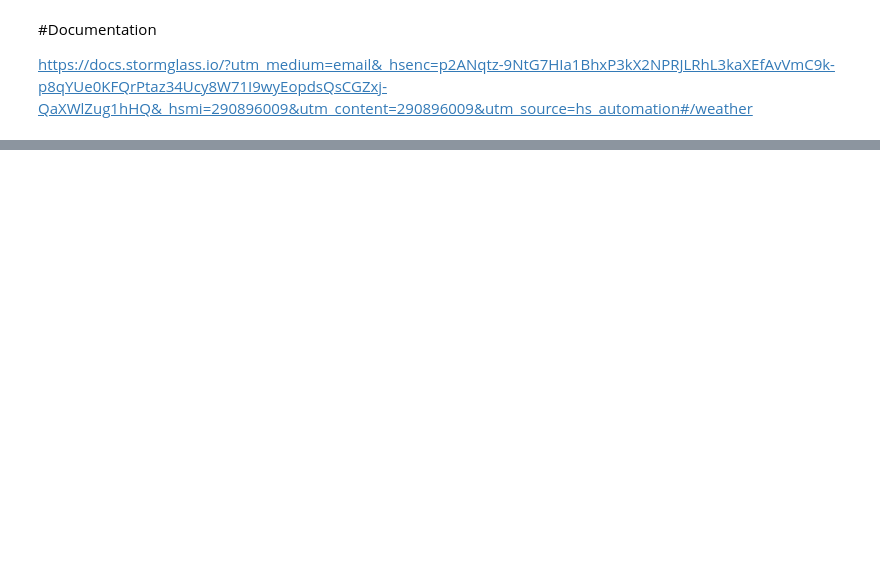
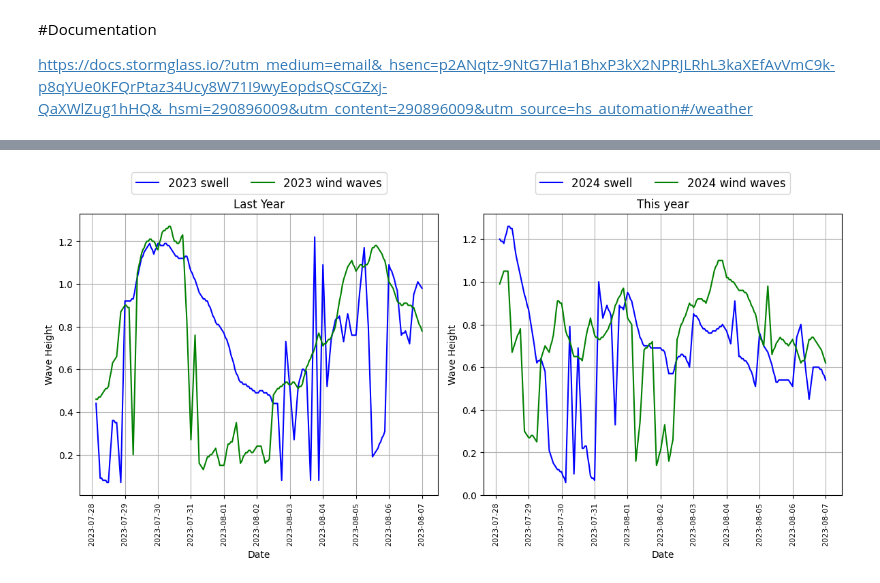
Before and after one commit to werowe/HypatiaAcademy, a Jupyter notebook: stats/waves_compare_last_year.ipynb, the cells around one changed output, grey strips where cells are left out. Drawn from its saved outputs; the diff is of its cells as text; code cells hidden in the pictures; blank space fills up the shorter version.

```diff
--- a/stats/waves_compare_last_year.ipynb
+++ b/stats/waves_compare_last_year.ipynb
@@ -168,3 +166,36 @@ plt.show()
+# %%
+import matplotlib.pyplot as plt
+
+# Create the plot with two subplots side by side
+fig, (ax1, ax2) = plt.subplots(1, 2, figsize=(12, 6))
+
+# Plot the data on the first subplot
+ax1.plot(df_lastyear.index, df_lastyear['swellHeight'], color="blue", label='2023 swell')
+ax1.plot(df_lastyear.index, df_lastyear['windWaveHeight'], color="green", label='2023 wind waves')
+ax1.set_xlabel('Date')
+ax1.set_ylabel('Wave Height')
+ax1.set_title('Last Year')
+ax1.legend(loc='lower center', bbox_to_anchor=(0.5, 1.05), ncol=2, fontsize=12)
+ax1.grid()
+ax1.tick_params(axis='x', rotation=90, labelsize=8)
+
+# Plot the data on the second subplot (copy of the first)
+ax2.plot(df_lastyear.index, df_yesterday['swellHeight'], color="blue", label='2024 swell')
+ax2.plot(df_lastyear.index, df_yesterday['windWaveHeight'], color="green", label='2024 wind waves')
+ax2.set_xlabel('Date')
+ax2.set_ylabel('Wave Height')
+ax2.set_title('This year')
+ax2.legend(loc='lower center', bbox_to_anchor=(0.5, 1.05), ncol=2, fontsize=12)
+ax2.grid()
+ax2.tick_params(axis='x', rotation=90, labelsize=8)
+
+# Adjust layout for better spacing
+plt.tight_layout()
+
+# Show the plot
+plt.show()
+# %% [output]
+[figure, added]
 # %%
 df_yesterday.iloc[0]
 # %% [output]
```
Also changed, not shown: parts of 8 cells of this notebook.
